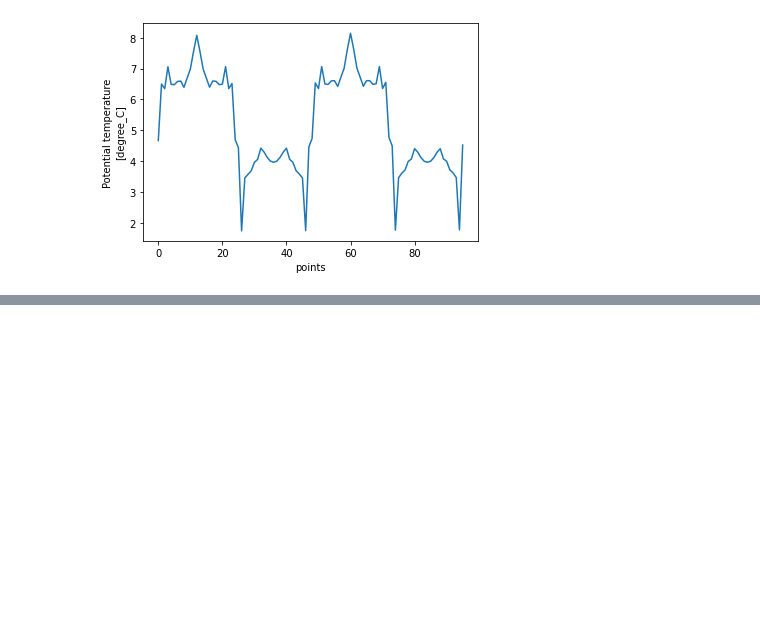
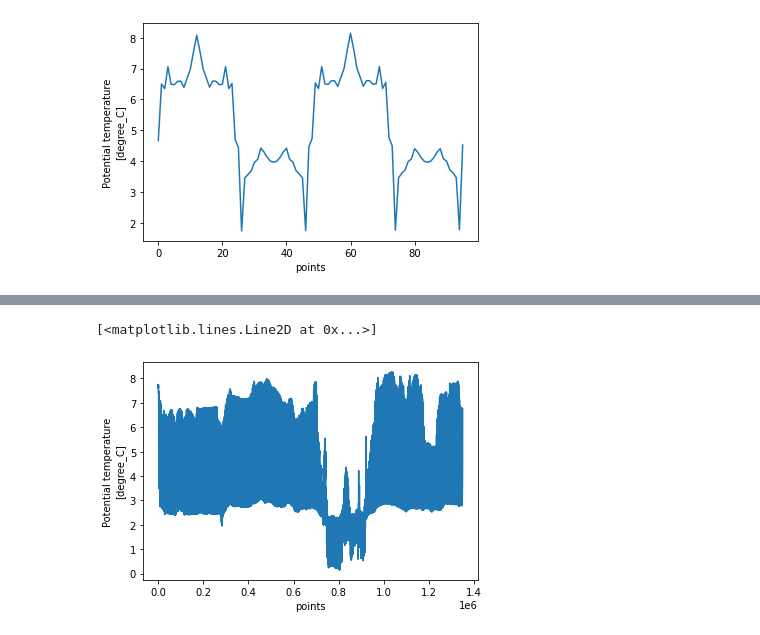
Before and after one commit to oceanhackweek/ohw21-proj-model-subsampling, a Jupyter notebook: Application2LLC.ipynb, the cells around one changed output, grey strips where cells are left out. Cells and saved outputs as stored; diff of their text form; code cells hidden in the pictures; blank space fills up the shorter version.

Commit message:
sampled like a glider in model

```diff
--- a/Application2LLC.ipynb
+++ b/Application2LLC.ipynb
@@ -120,0 +127,42 @@ theta_points.plot()
+# %%
+ds_CTD_659 = xr.load_dataset(os.path.join(data_folder ,
+                                          'sg659', 'CTD_659.nc'))
+# %%
+## Transpose
+
+# Lat
+model_boundary_n = ds.YC.max()
+model_boundary_s = ds.YC.min()
+
+shifted_lat = (ds_CTD_659.latitude - ds_CTD_659.latitude.min()
+              )/(ds_CTD_659.latitude.max() - ds_CTD_659.latitude.min()
+                )*(model_boundary_n-model_boundary_s)+ model_boundary_s
+
+
+# Lon
+model_boundary_w = ds.XC.min()
+model_boundary_e = ds.XC.max()
+shifted_lon = (ds_CTD_659.longitude - ds_CTD_659.longitude.min()
+              )/(ds_CTD_659.longitude.max() - ds_CTD_659.longitude.min()
+                )*(model_boundary_e-model_boundary_w)+ model_boundary_w
+# %%
+
+depth = -ds_CTD_659.pressure.where(~np.isnan(ds_CTD_659.pressure), drop=True)
+n = len(depth)
+
+
+survey_track = xr.Dataset(
+    dict(
+        i = xr.DataArray(f_x(shifted_lon.where(~np.isnan(ds_CTD_659.pressure), drop=True)), dims='points'),
+        j = xr.DataArray(f_y(shifted_lat.where(~np.isnan(ds_CTD_659.pressure), drop=True)), dims='points'),
+        k = xr.DataArray(f_z(depth), dims='points'),
+        time = xr.DataArray(np.linspace(ds.time[0], ds.time[1], num=n),dims='points'),
+    )
+)
+# %%
+model_points = ds.Theta.interp(survey_track)
+# %%
+model_points.plot()
+# %% [output]
+[<matplotlib.lines.Line2D at 0x...>]
+[figure, added]
```
Also changed, not shown: parts of 6 cells of this notebook.
